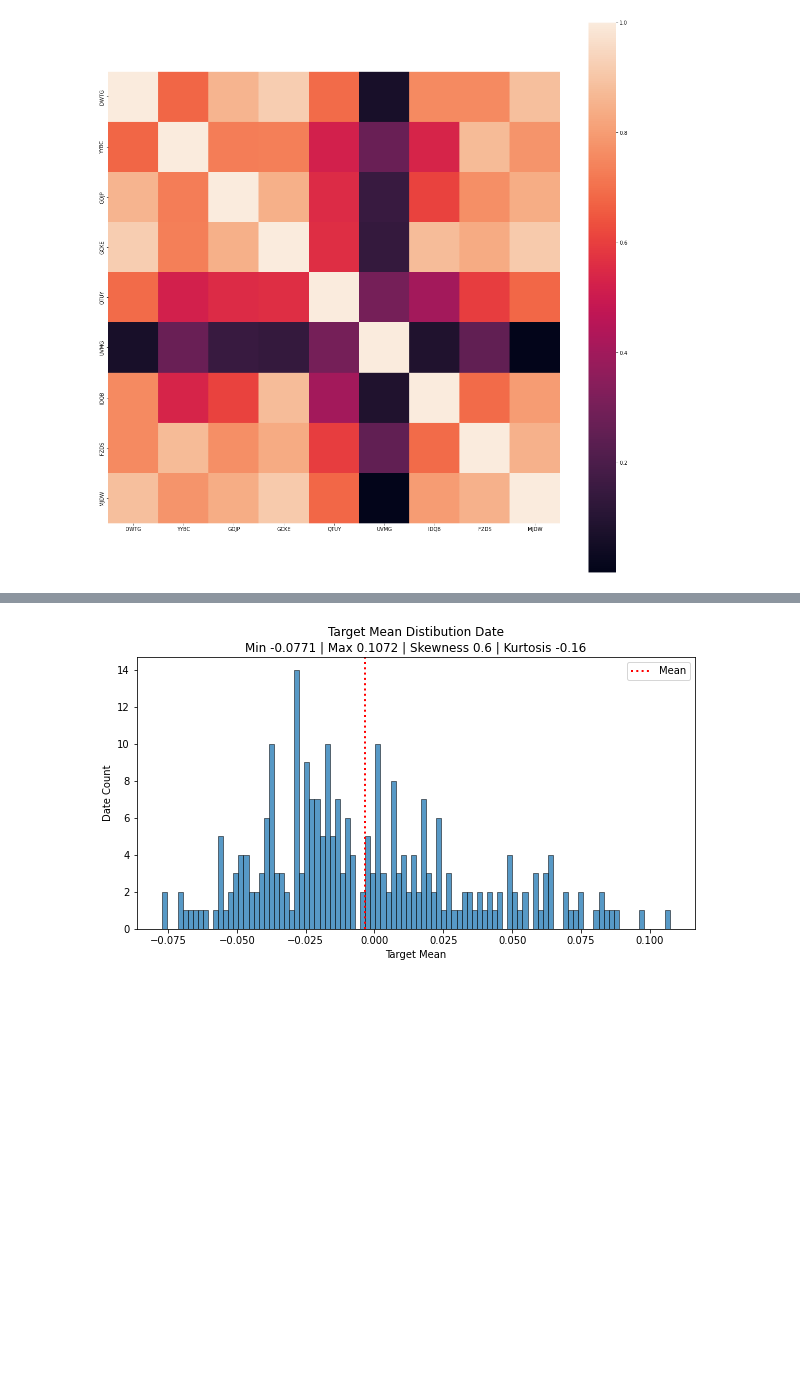
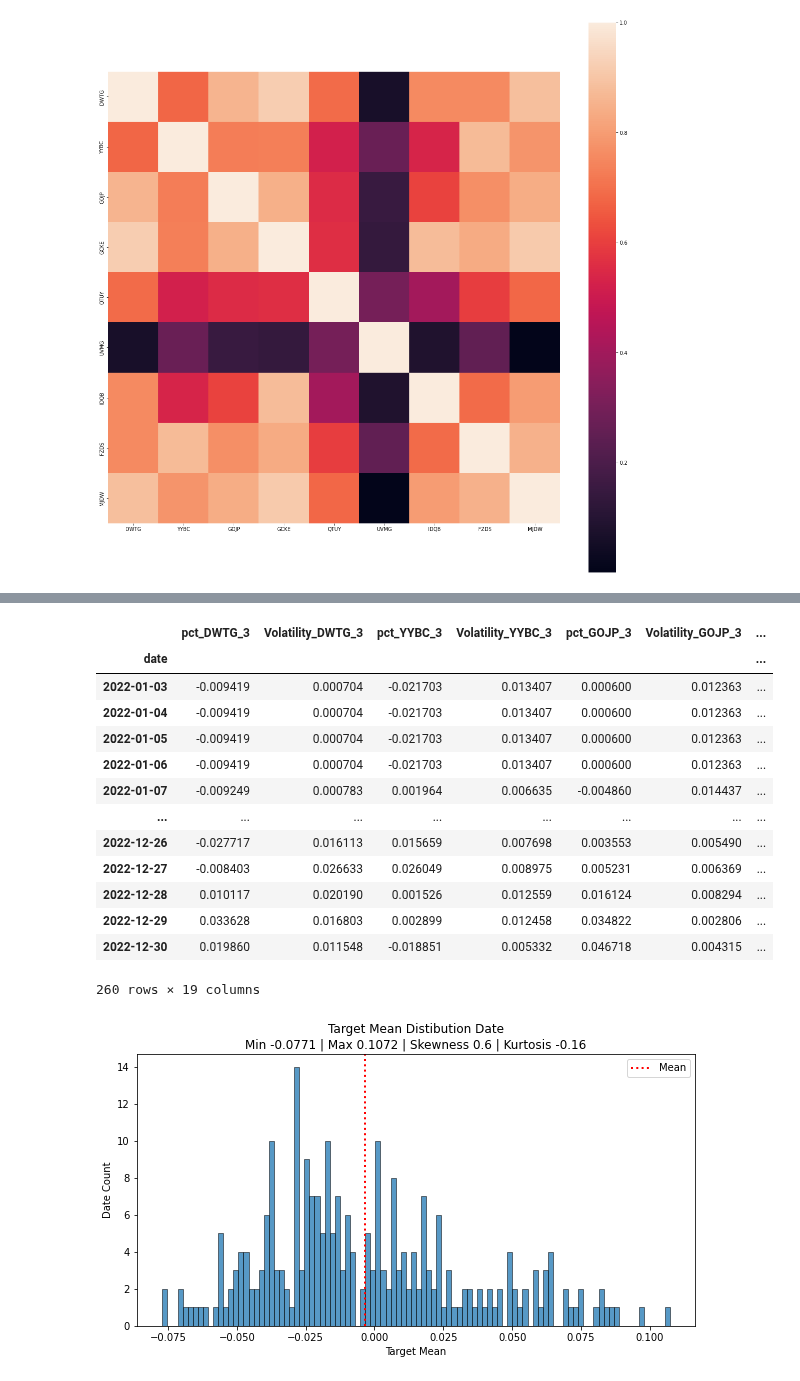
Before and after one commit to GariZabaleta/Brownian_motion, a Jupyter notebook: Brownian_Motion.ipynb, the cells around one changed output, grey strips where cells are left out. Saved outputs shown, nothing was run; the diff lists cells and outputs as text; code cells hidden in the pictures; blank space fills up the shorter version.

```diff
--- a/Brownian_Motion.ipynb
+++ b/Brownian_Motion.ipynb
@@ -281,7 +281,7 @@ sns.heatmap(corr_mat,square = True, ax = ax)
 <matplotlib.axes._subplots.AxesSubplot at 0x...>
 [figure]
 # %%
-period = [1,5,10,21]
+period = [3,5,10,21]
 col = X.columns
 for j in col:
   for i in period:
@@ -326,3 +297,21 @@ X
+# %%
+X1 = X.drop(col, axis = 1).copy()
+X1
+# %% [output]
+|  | pct_DWTG_3 | Volatility_DWTG_3 | pct_YYBC_3 | Volatility_YYBC_3 | pct_GOJP_3 | Volatility_GOJP_3 | ... |
+| date |  |  |  |  |  |  | ... |
+| 2022-01-03 | -0.009419 | 0.000704 | -0.021703 | 0.013407 | 0.000600 | 0.012363 | ... |
+| 2022-01-04 | -0.009419 | 0.000704 | -0.021703 | 0.013407 | 0.000600 | 0.012363 | ... |
+| 2022-01-05 | -0.009419 | 0.000704 | -0.021703 | 0.013407 | 0.000600 | 0.012363 | ... |
+| 2022-01-06 | -0.009419 | 0.000704 | -0.021703 | 0.013407 | 0.000600 | 0.012363 | ... |
+| 2022-01-07 | -0.009249 | 0.000783 | 0.001964 | 0.006635 | -0.004860 | 0.014437 | ... |
+| ... | ... | ... | ... | ... | ... | ... | ... |
+| 2022-12-26 | -0.027717 | 0.016113 | 0.015659 | 0.007698 | 0.003553 | 0.005490 | ... |
+| 2022-12-27 | -0.008403 | 0.026633 | 0.026049 | 0.008975 | 0.005231 | 0.006369 | ... |
+| 2022-12-28 | 0.010117 | 0.020190 | 0.001526 | 0.012559 | 0.016124 | 0.008294 | ... |
+| 2022-12-29 | 0.033628 | 0.016803 | 0.002899 | 0.012458 | 0.034822 | 0.002806 | ... |
+| 2022-12-30 | 0.019860 | 0.011548 | -0.018851 | 0.005332 | 0.046718 | 0.004315 | ... |
+260 rows × 19 columns
 # %%
 fig, ax = plt.subplots(figsize=(10,5))
 sns.histplot(data=X["pct_IDQB_10"].values, bins=100,
```
Also changed, not shown: parts of 3 cells of this notebook.
